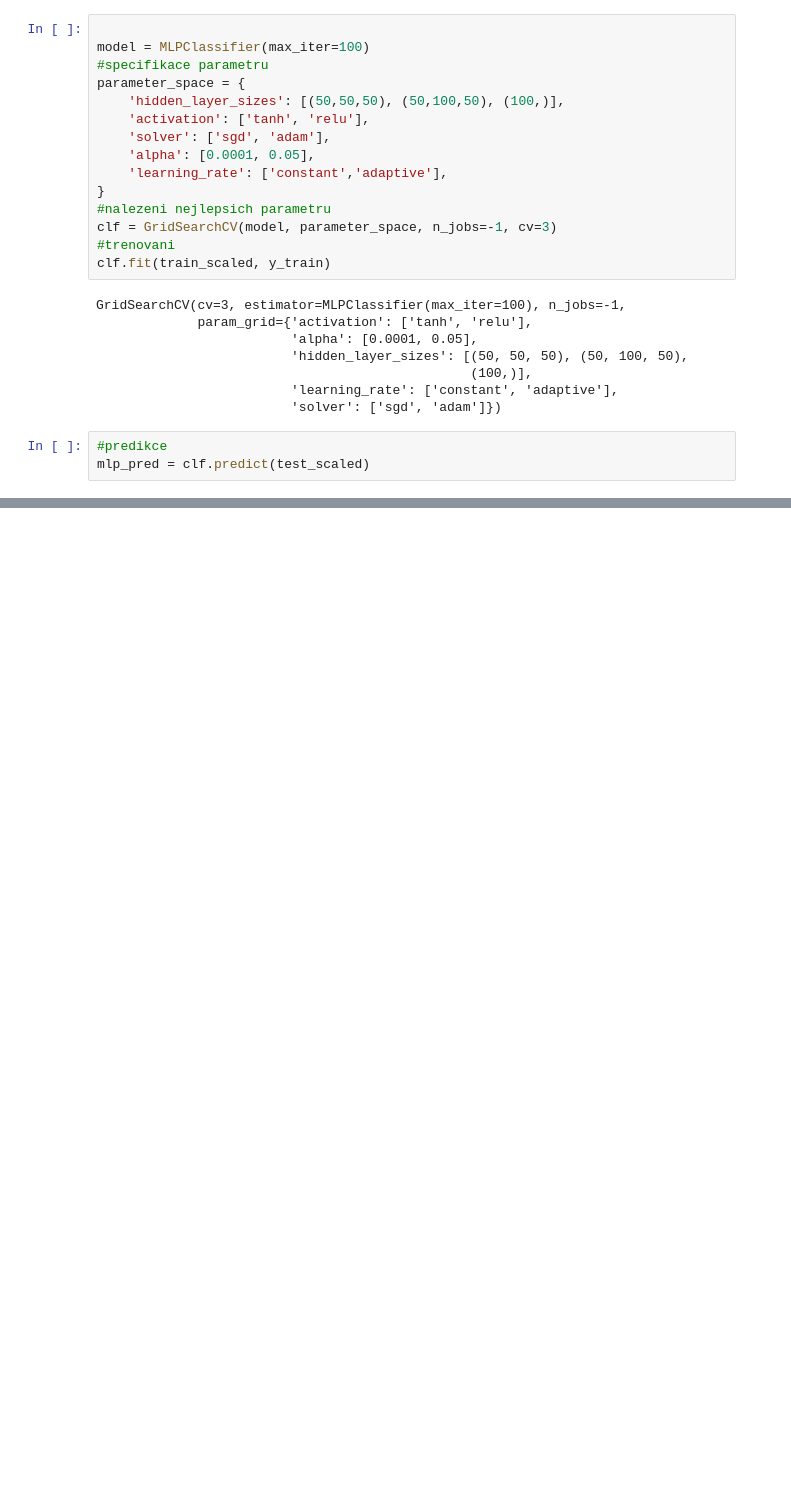
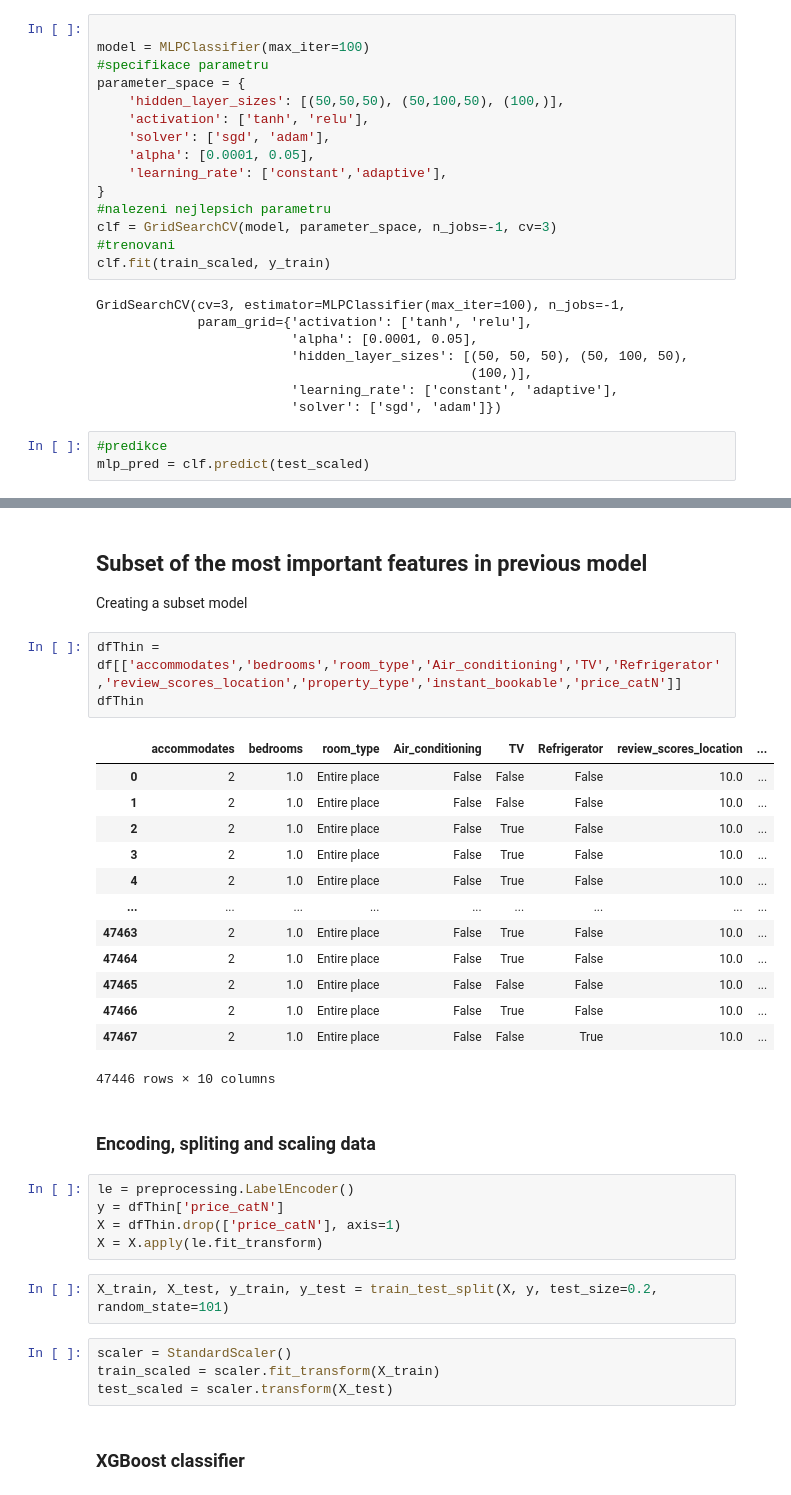
Before and after one commit to DAB-2021/AirBnB-4IZ566, a Jupyter notebook: Models.ipynb, the cells around one changed output, grey strips where cells are left out. Saved outputs shown, nothing was run; the diff lists cells and outputs as text; blank space fills up the shorter version.

```diff
--- a/Models.ipynb
+++ b/Models.ipynb
@@ -186,0 +176,35 @@ Feature: 33, Score: 0.01028
+# %% [markdown]
+## Subset of the most important features in previous model
+Creating a subset model
+# %%
+dfThin = df[['accommodates','bedrooms','room_type','Air_conditioning','TV','Refrigerator','review_scores_location','property_type','instant_bookable','price_catN']]
+dfThin
+# %% [output]
+|  | accommodates | bedrooms | room_type | Air_conditioning | TV | Refrigerator | review_scores_location | ... |
+| 0 | 2 | 1.0 | Entire place | False | False | False | 10.0 | ... |
+| 1 | 2 | 1.0 | Entire place | False | False | False | 10.0 | ... |
+| 2 | 2 | 1.0 | Entire place | False | True | False | 10.0 | ... |
+| 3 | 2 | 1.0 | Entire place | False | True | False | 10.0 | ... |
+| 4 | 2 | 1.0 | Entire place | False | True | False | 10.0 | ... |
+| ... | ... | ... | ... | ... | ... | ... | ... | ... |
+| 47463 | 2 | 1.0 | Entire place | False | True | False | 10.0 | ... |
+| 47464 | 2 | 1.0 | Entire place | False | True | False | 10.0 | ... |
+| 47465 | 2 | 1.0 | Entire place | False | False | False | 10.0 | ... |
+| 47466 | 2 | 1.0 | Entire place | False | True | False | 10.0 | ... |
+| 47467 | 2 | 1.0 | Entire place | False | False | True | 10.0 | ... |
+47446 rows × 10 columns
+# %% [markdown]
+### Encoding, spliting and scaling data
+# %%
+le = preprocessing.LabelEncoder()
+y = dfThin['price_catN']
+X = dfThin.drop(['price_catN'], axis=1)
+X = X.apply(le.fit_transform)
+# %%
+X_train, X_test, y_train, y_test = train_test_split(X, y, test_size=0.2, random_state=101)
+# %%
+scaler = StandardScaler()
+train_scaled = scaler.fit_transform(X_train)
+test_scaled = scaler.transform(X_test)
+# %% [markdown]
+### XGBoost classifier
```
Also changed, not shown: parts of 36 cells of this notebook, 1 other file.
